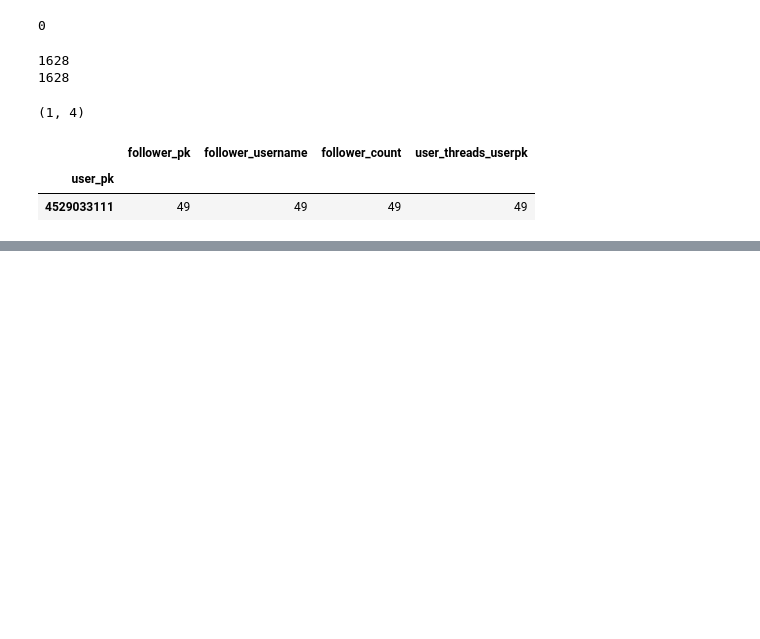
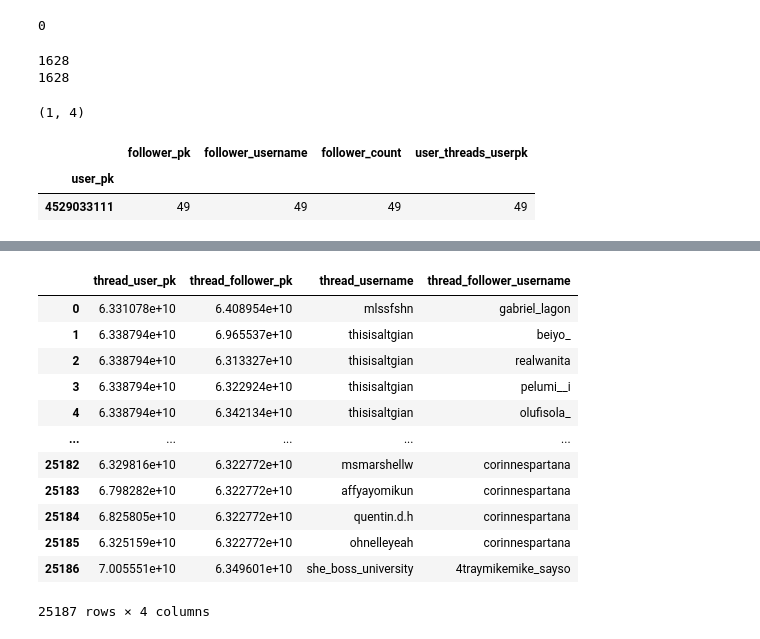
Before and after one commit to Alexis2628/progettoasnm, a Jupyter notebook: Code/data_extraction/ML/retrieve_data.ipynb, the cells around one changed output, grey strips where cells are left out. Saved outputs shown, nothing was run; the diff lists cells and outputs as text; code cells hidden in the pictures; blank space fills up the shorter version.

```diff
--- a/Code/data_extraction/ML/retrieve_data.ipynb
+++ b/Code/data_extraction/ML/retrieve_data.ipynb
@@ -306,0 +285,16 @@ for idx,row in df.iterrows():
+# %%
+followerai
+# %% [output]
+|  | thread_user_pk | thread_follower_pk | thread_username | thread_follower_username |
+| 0 | 6.331078e+10 | 6.408954e+10 | mlssfshn | gabriel_lagon |
+| 1 | 6.338794e+10 | 6.965537e+10 | thisisaltgian | beiyo_ |
+| 2 | 6.338794e+10 | 6.313327e+10 | thisisaltgian | realwanita |
+| 3 | 6.338794e+10 | 6.322924e+10 | thisisaltgian | pelumi__i |
+| 4 | 6.338794e+10 | 6.342134e+10 | thisisaltgian | olufisola_ |
+| ... | ... | ... | ... | ... |
+| 25182 | 6.329816e+10 | 6.322772e+10 | msmarshellw | corinnespartana |
+| 25183 | 6.798282e+10 | 6.322772e+10 | affyayomikun | corinnespartana |
+| 25184 | 6.825805e+10 | 6.322772e+10 | quentin.d.h | corinnespartana |
+| 25185 | 6.325159e+10 | 6.322772e+10 | ohnelleyeah | corinnespartana |
+| 25186 | 7.005551e+10 | 6.349601e+10 | she_boss_university | 4traymikemike_sayso |
+25187 rows × 4 columns
```
Also changed, not shown: parts of 10 cells of this notebook, 5 other files.
